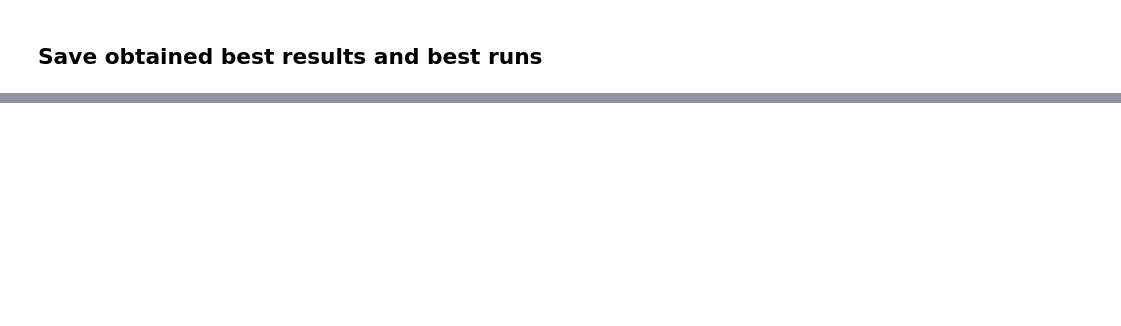
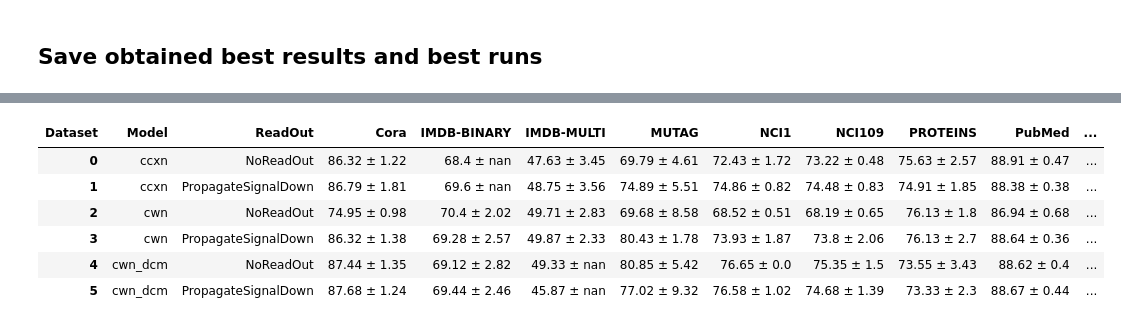
Before and after one commit to geometric-intelligence/TopoBenchmark, a Jupyter notebook: results/results_ cell.ipynb, the cells around one changed output, grey strips where cells are left out. Saved outputs shown, nothing was run; the diff lists cells and outputs as text; code cells hidden in the pictures; blank space fills up the shorter version.

Commit message:
processing results

```diff
--- a/results/results_ cell.ipynb
+++ b/results/results_ cell.ipynb
@@ -468,0 +655,32 @@ result_dict.to_csv(f"best_results_cell.csv")
+# %%
+columns = ['Model',
+ 'ReadOut',
+ 'Cora',
+ 'IMDB-BINARY',
+ 'IMDB-MULTI',
+ 'MUTAG',
+ 'NCI1',
+ 'NCI109',
+ 'PROTEINS',
+ 'PubMed',
+ 'US-county-demos-BachelorRate',
+ 'US-county-demos-BirthRate',
+ 'US-county-demos-DeathRate',
+ 'US-county-demos-Election',
+ 'US-county-demos-MedianIncome',
+ 'US-county-demos-MigraRate',
+ 'US-county-demos-UnemploymentRate',
+ 'ZINC',
+ 'citeseer',
+ 'minesweeper',
+ 'roman_empire',
+ ]
+result_dict[columns]
+# %% [output]
+| Dataset | Model | ReadOut | Cora | IMDB-BINARY | IMDB-MULTI | MUTAG | NCI1 | NCI109 | PROTEINS | PubMed | ... |
+| 0 | ccxn | NoReadOut | 86.32 ± 1.22 | 68.4 ± nan | 47.63 ± 3.45 | 69.79 ± 4.61 | 72.43 ± 1.72 | 73.22 ± 0.48 | 75.63 ± 2.57 | 88.91 ± 0.47 | ... |
+| 1 | ccxn | PropagateSignalDown | 86.79 ± 1.81 | 69.6 ± nan | 48.75 ± 3.56 | 74.89 ± 5.51 | 74.86 ± 0.82 | 74.48 ± 0.83 | 74.91 ± 1.85 | 88.38 ± 0.38 | ... |
+| 2 | cwn | NoReadOut | 74.95 ± 0.98 | 70.4 ± 2.02 | 49.71 ± 2.83 | 69.68 ± 8.58 | 68.52 ± 0.51 | 68.19 ± 0.65 | 76.13 ± 1.8 | 86.94 ± 0.68 | ... |
+| 3 | cwn | PropagateSignalDown | 86.32 ± 1.38 | 69.28 ± 2.57 | 49.87 ± 2.33 | 80.43 ± 1.78 | 73.93 ± 1.87 | 73.8 ± 2.06 | 76.13 ± 2.7 | 88.64 ± 0.36 | ... |
+| 4 | cwn_dcm | NoReadOut | 87.44 ± 1.35 | 69.12 ± 2.82 | 49.33 ± nan | 80.85 ± 5.42 | 76.65 ± 0.0 | 75.35 ± 1.5 | 73.55 ± 3.43 | 88.62 ± 0.4 | ... |
+| 5 | cwn_dcm | PropagateSignalDown | 87.68 ± 1.24 | 69.44 ± 2.46 | 45.87 ± nan | 77.02 ± 9.32 | 76.58 ± 1.02 | 74.68 ± 1.39 | 73.33 ± 2.3 | 88.67 ± 0.44 | ... |
```
Also changed, not shown: parts of 21 cells of this notebook, 11 other files.
